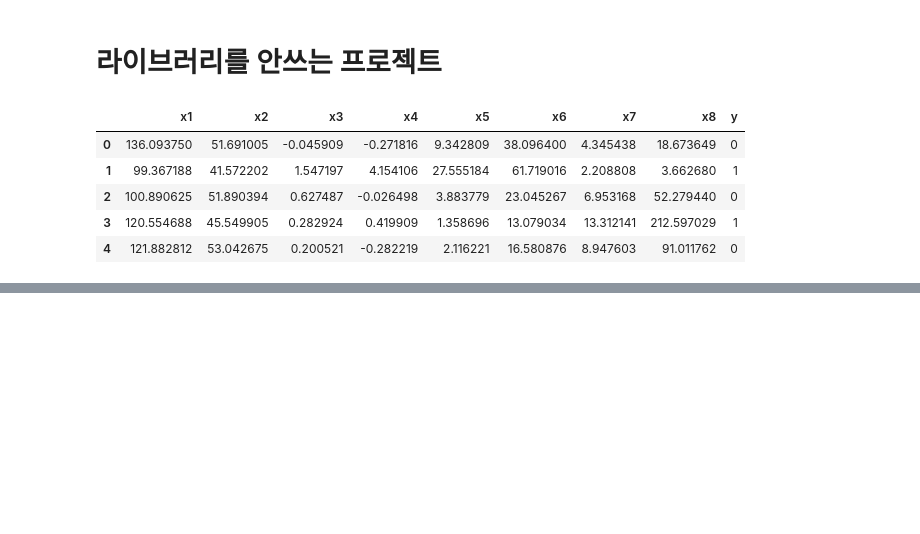
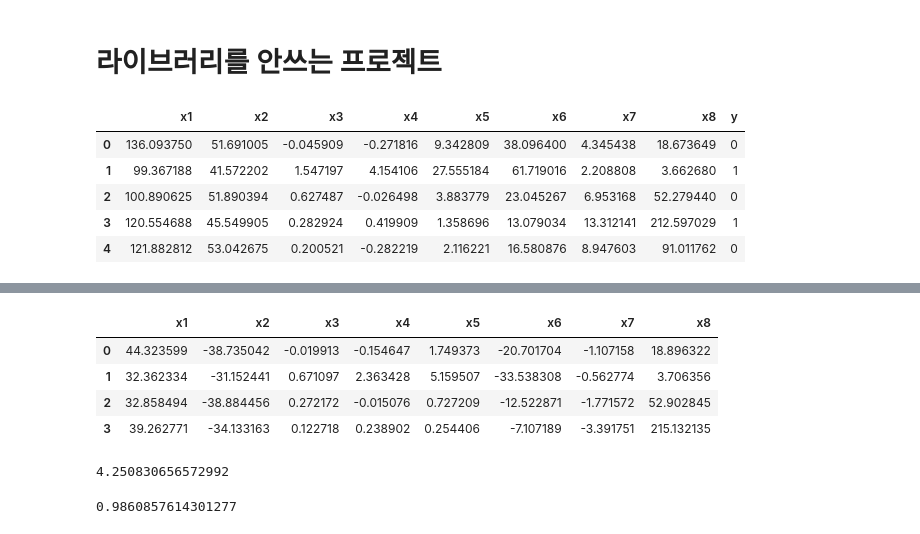
Before and after one commit to youngwoo3283/projectcp1_ANN, a Jupyter notebook: 프로젝트_cp1.ipynb, the cells around one changed output, grey strips where cells are left out. Saved outputs shown, nothing was run; the diff lists cells and outputs as text; code cells hidden in the pictures; blank space fills up the shorter version.

```diff
--- a/프로젝트_cp1.ipynb
+++ b/프로젝트_cp1.ipynb
@@ -142,0 +162,12 @@ def data_shu(df):
+# %%
+mini_1 * node_wei
+# %% [output]
+|  | x1 | x2 | x3 | x4 | x5 | x6 | x7 | x8 |
+| 0 | 44.323599 | -38.735042 | -0.019913 | -0.154647 | 1.749373 | -20.701704 | -1.107158 | 18.896322 |
+| 1 | 32.362334 | -31.152441 | 0.671097 | 2.363428 | 5.159507 | -33.538308 | -0.562774 | 3.706356 |
+| 2 | 32.858494 | -38.884456 | 0.272172 | -0.015076 | 0.727209 | -12.522871 | -1.771572 | 52.902845 |
+| 3 | 39.262771 | -34.133163 | 0.122718 | 0.238902 | 0.254406 | -7.107189 | -3.391751 | 215.132135 |
+# %%
+sum(mini_1.iloc[0,:]*node_wei)
+# %% [output]
+4.250830656572992
@@ -142,0 +184,4 @@ def data_shu(df):
+# %%
+sigmoid(res) #로지스틱 회귀모델은 0과 1 사이의 값을 출력하며 출력값이 0.5 이상일 경우는 Class1로 0.5 미만일 경우는 Class0으로 분류합니다.
+# %% [output]
+0.9860857614301277
```
Also changed, not shown: parts of 12 cells of this notebook.
